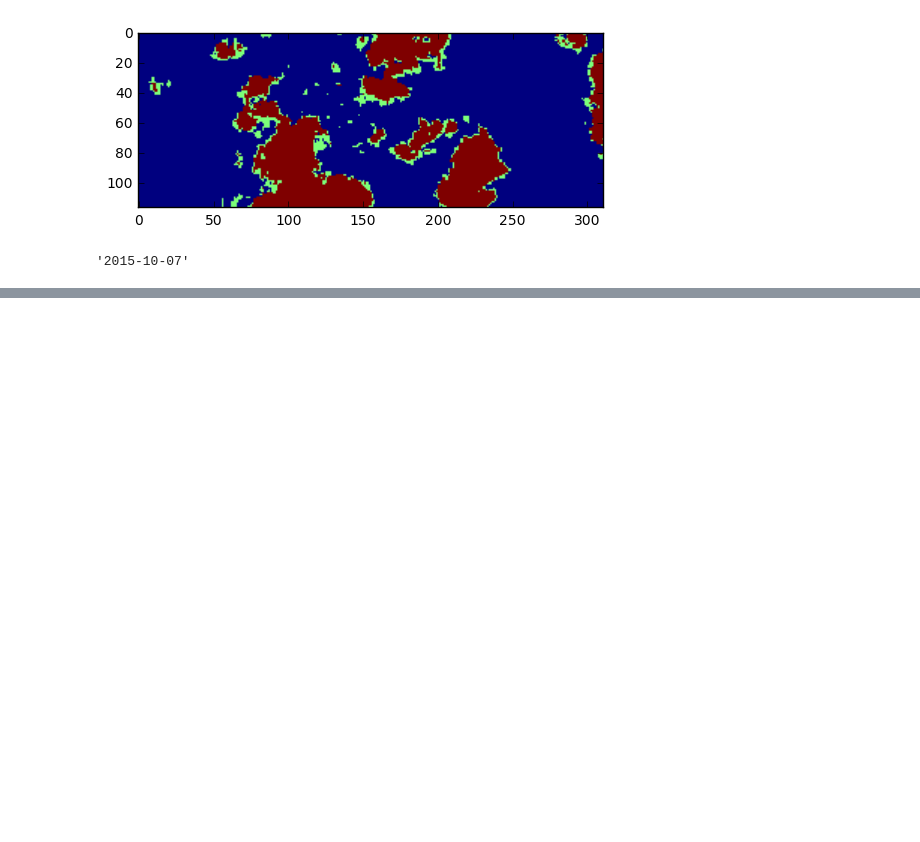
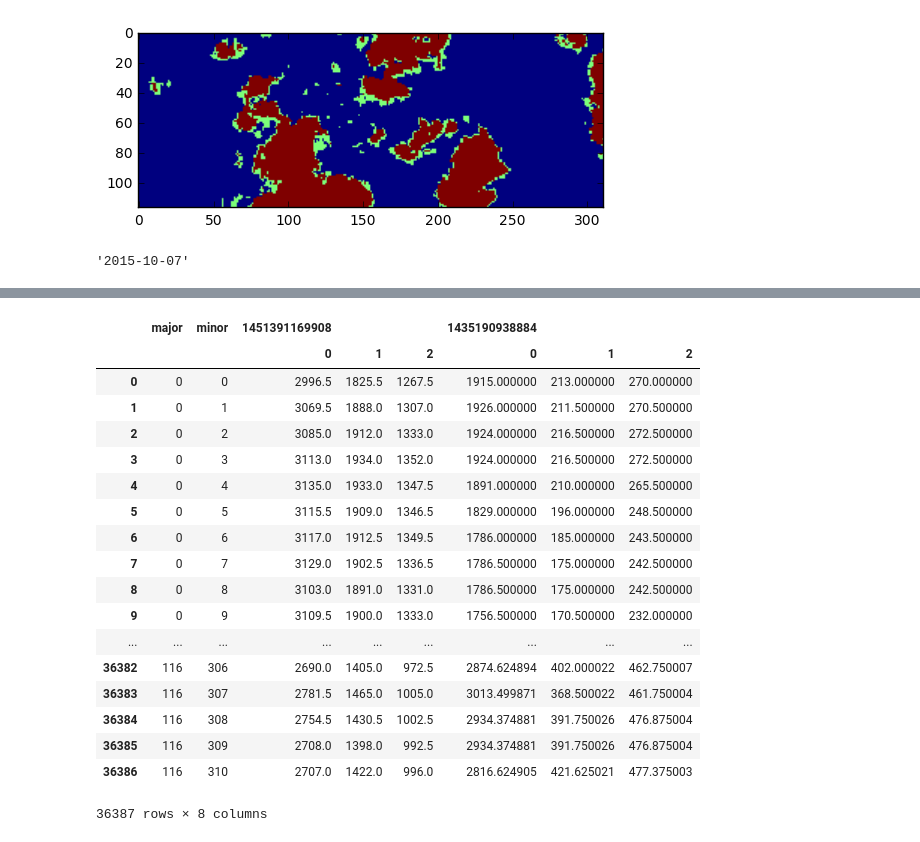
Before and after one commit to HKCaesar/EarthEngineDataProcessing, a Jupyter notebook: read_geotiff.ipynb, the cells around one changed output, grey strips where cells are left out. Drawn from its saved outputs; the diff is of its cells as text; code cells hidden in the pictures; blank space fills up the shorter version.

```diff
--- a/read_geotiff.ipynb
+++ b/read_geotiff.ipynb
@@ -262,2 +265,6 @@ plt.show()
 # %%
 # remove cloud and interpolate
+# %%
+def convert_to_dataframe(image):
+    frame = pd.Panel(image).to_frame()
+    return frame
@@ -263,0 +293,29 @@ plt.show()
+# %%
+def make_set(images):
+    times = list(images.keys())
+    res = pd.concat([convert_to_dataframe(i) for i in images.values()], axis=1, keys=images.keys())
+#     res = pd.concat(list(map(convert_to_dataframe, images.values())), axis=0)
+    return res.reset_index()
+# %%
+dataset = make_set(images)
+dataset
+# %% [output]
+|  | major | minor | 1451391169908 |  |  | 1435190938884 |  |  |
+|  |  |  | 0 | 1 | 2 | 0 | 1 | 2 |
+| 0 | 0 | 0 | 2996.5 | 1825.5 | 1267.5 | 1915.000000 | 213.000000 | 270.000000 |
+| 1 | 0 | 1 | 3069.5 | 1888.0 | 1307.0 | 1926.000000 | 211.500000 | 270.500000 |
+| 2 | 0 | 2 | 3085.0 | 1912.0 | 1333.0 | 1924.000000 | 216.500000 | 272.500000 |
+| 3 | 0 | 3 | 3113.0 | 1934.0 | 1352.0 | 1924.000000 | 216.500000 | 272.500000 |
+| 4 | 0 | 4 | 3135.0 | 1933.0 | 1347.5 | 1891.000000 | 210.000000 | 265.500000 |
+| 5 | 0 | 5 | 3115.5 | 1909.0 | 1346.5 | 1829.000000 | 196.000000 | 248.500000 |
+| 6 | 0 | 6 | 3117.0 | 1912.5 | 1349.5 | 1786.000000 | 185.000000 | 243.500000 |
+| 7 | 0 | 7 | 3129.0 | 1902.5 | 1336.5 | 1786.500000 | 175.000000 | 242.500000 |
+| 8 | 0 | 8 | 3103.0 | 1891.0 | 1331.0 | 1786.500000 | 175.000000 | 242.500000 |
+| 9 | 0 | 9 | 3109.5 | 1900.0 | 1333.0 | 1756.500000 | 170.500000 | 232.000000 |
+| ... | ... | ... | ... | ... | ... | ... | ... | ... |
+| 36382 | 116 | 306 | 2690.0 | 1405.0 | 972.5 | 2874.624894 | 402.000022 | 462.750007 |
+| 36383 | 116 | 307 | 2781.5 | 1465.0 | 1005.0 | 3013.499871 | 368.500022 | 461.750004 |
+| 36384 | 116 | 308 | 2754.5 | 1430.5 | 1002.5 | 2934.374881 | 391.750026 | 476.875004 |
+| 36385 | 116 | 309 | 2708.0 | 1398.0 | 992.5 | 2934.374881 | 391.750026 | 476.875004 |
+| 36386 | 116 | 310 | 2707.0 | 1422.0 | 996.0 | 2816.624905 | 421.625021 | 477.375003 |
+36387 rows × 8 columns
```
Also changed, not shown: parts of 8 cells of this notebook.
